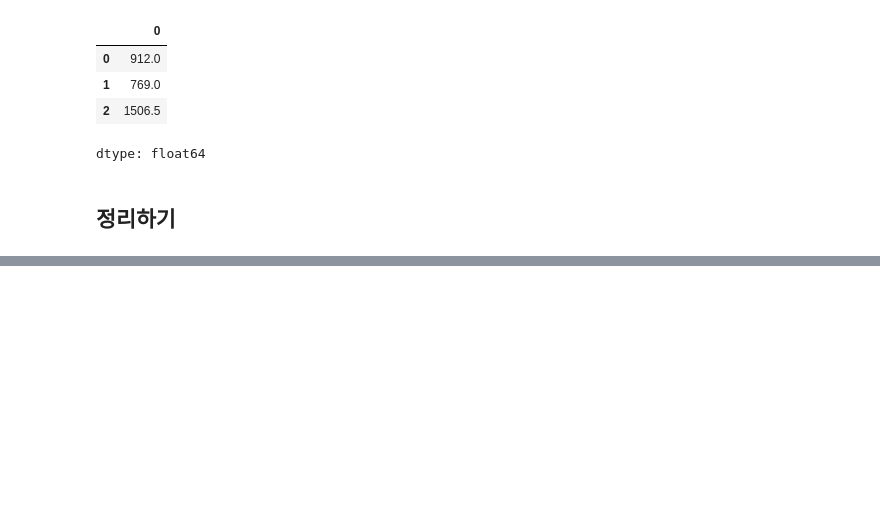
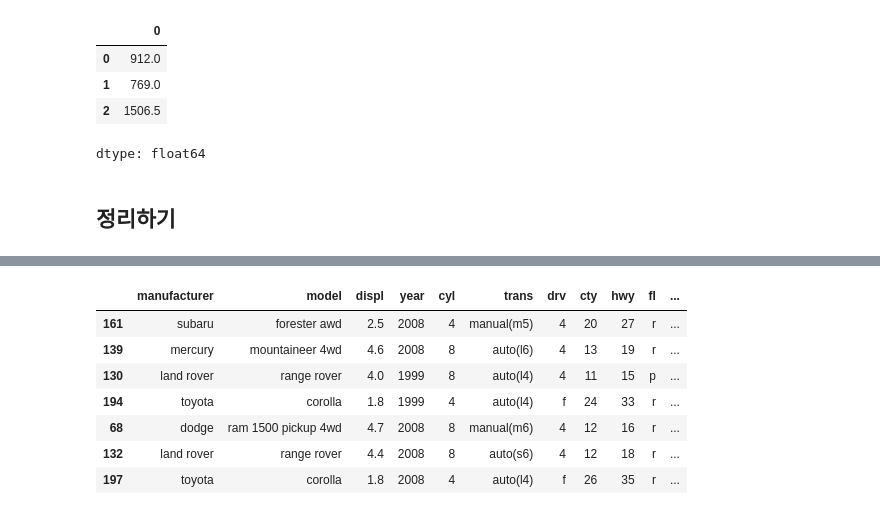
Before and after one commit to Jinseok2419342/2025-1-myclass-BDA, a Jupyter notebook: inclass/04w_A_mon_0331_easy_04_dataframe.ipynb, the cells around one changed output, grey strips where cells are left out. Cells and saved outputs as stored; diff of their text form; code cells hidden in the pictures; blank space fills up the shorter version.

```diff
--- a/inclass/04w_A_mon_0331_easy_04_dataframe.ipynb
+++ b/inclass/04w_A_mon_0331_easy_04_dataframe.ipynb
@@ -633,0 +673,11 @@ df_midterm.to_csv('output_newdata3.csv', index = False)
+# %%
+mpg.sample(7)
+# %% [output]
+|  | manufacturer | model | displ | year | cyl | trans | drv | cty | hwy | fl | ... |
+| 161 | subaru | forester awd | 2.5 | 2008 | 4 | manual(m5) | 4 | 20 | 27 | r | ... |
+| 139 | mercury | mountaineer 4wd | 4.6 | 2008 | 8 | auto(l6) | 4 | 13 | 19 | r | ... |
+| 130 | land rover | range rover | 4.0 | 1999 | 8 | auto(l4) | 4 | 11 | 15 | p | ... |
+| 194 | toyota | corolla | 1.8 | 1999 | 4 | auto(l4) | f | 24 | 33 | r | ... |
+| 68 | dodge | ram 1500 pickup 4wd | 4.7 | 2008 | 8 | manual(m6) | 4 | 12 | 16 | r | ... |
+| 132 | land rover | range rover | 4.4 | 2008 | 8 | auto(s6) | 4 | 12 | 18 | r | ... |
+| 197 | toyota | corolla | 1.8 | 2008 | 4 | auto(l4) | f | 26 | 35 | r | ... |
```
Also changed, not shown: parts of 32 cells of this notebook.
